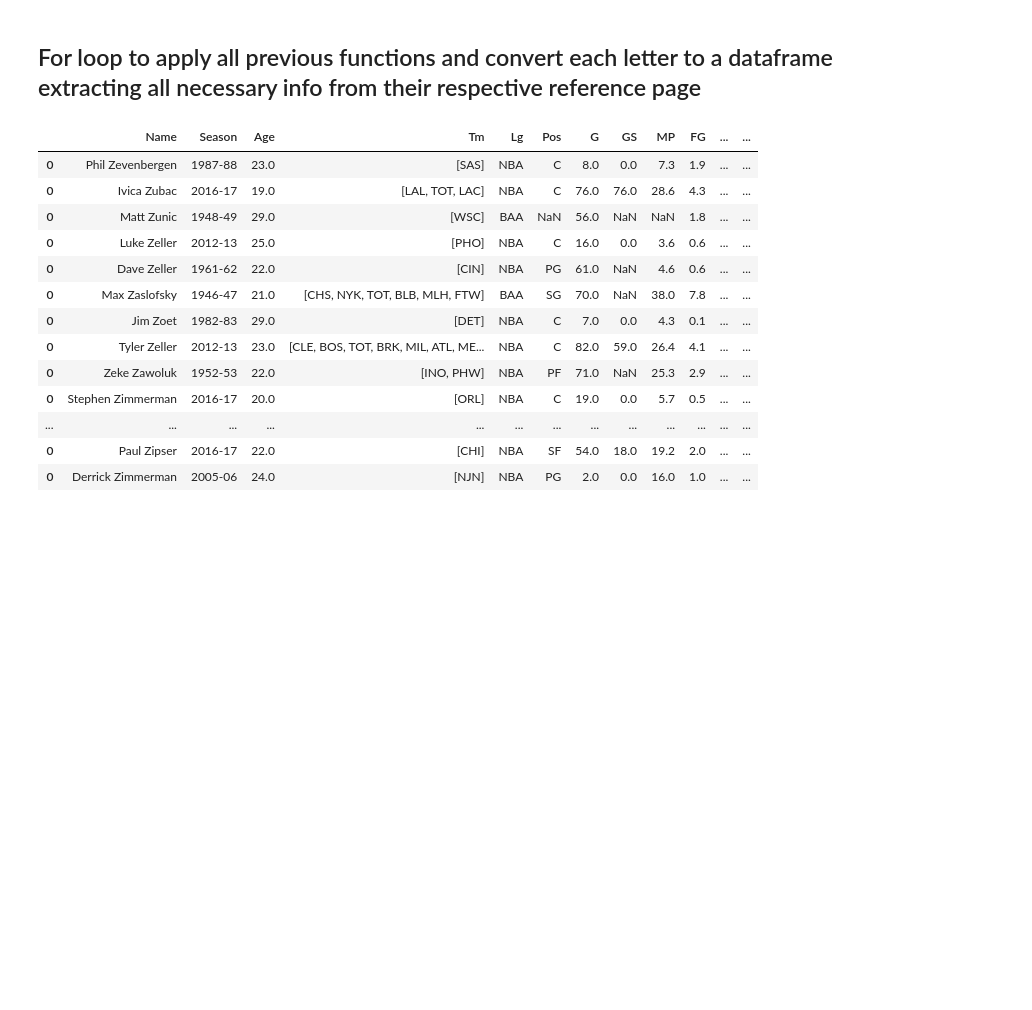
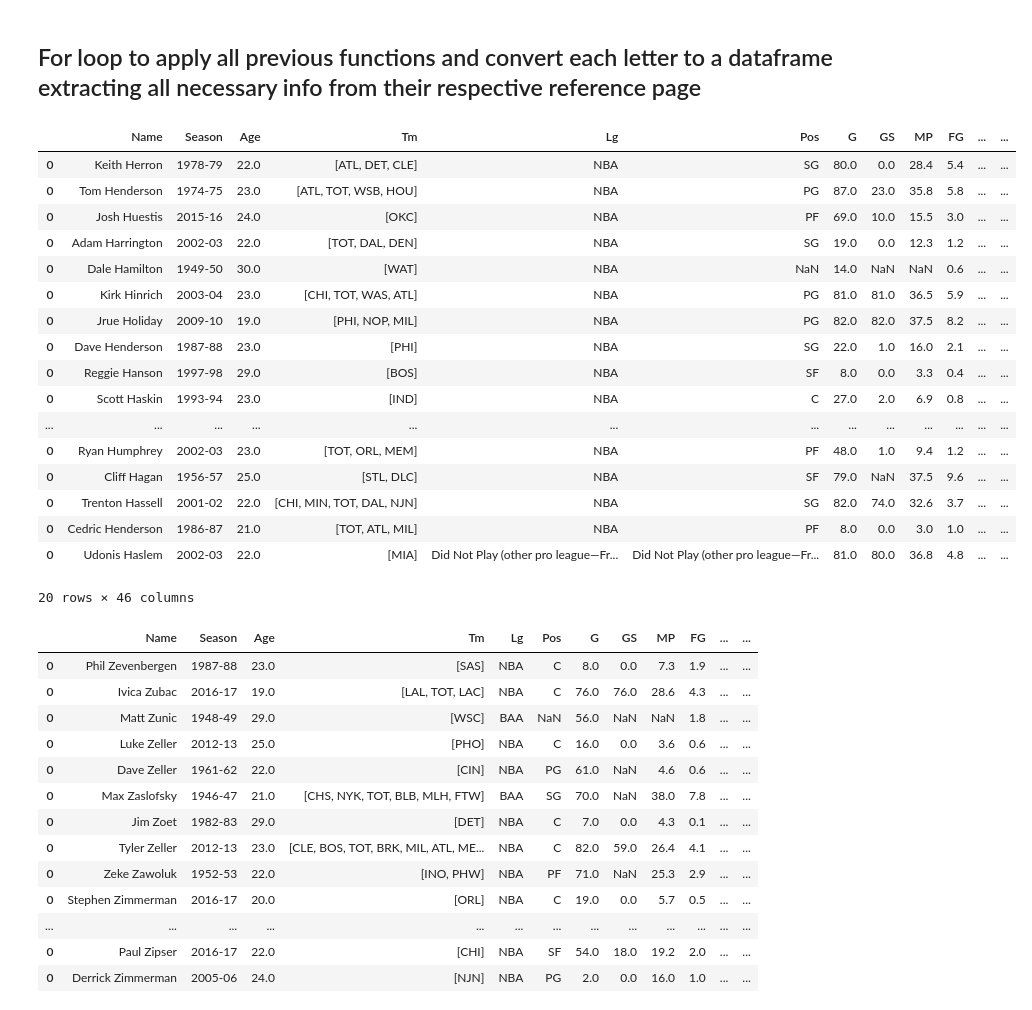
Before and after one commit to zayankmo/nbagrid, a Jupyter notebook: convert_HTML_to_Rows.ipynb, the cells around one changed output. Drawn from its saved outputs; the diff is of its cells as text; code cells hidden in the pictures; blank space fills up the shorter version.

```diff
--- a/convert_HTML_to_Rows.ipynb
+++ b/convert_HTML_to_Rows.ipynb
@@ -178,23 +178,47 @@ def awardsAndDraft(soup, df):
 ## For loop to apply all previous functions and convert each letter to a dataframe extracting all necessary info from their respective reference page
 # %%
 player_entries = []
-player_list = os.listdir("threadedPlayers/z")
+player_list = os.listdir("threadedPlayers/h")
 for player in player_list:
-    with open("threadedPlayers/z/{}".format(player)) as f:
-        page = f.read()
-    player_soup = BeautifulSoup(page, "lxml")
+    if not player.endswith(".html"):
+        continue
+    try:
+        with open("threadedPlayers/h/{}".format(player)) as f:
+            page = f.read()
+        player_soup = BeautifulSoup(page, "lxml")
 
-    player_df = perGame(player_soup)
-    player_df = gameHighsCollegeURL(player_soup, player_df)
-    player_df = awardsAndDraft(player_soup, player_df)
+        player_df = perGame(player_soup)
+        player_df = gameHighsCollegeURL(player_soup, player_df)
+        player_df = awardsAndDraft(player_soup, player_df)
 
-    player_name = player.replace(".html", "")
-    player_df.insert(loc=0, column="Name", value=player_name)
-    player_entries.append(player_df)
+        player_name = player.replace(".html", "")
+        player_df.insert(loc=0, column="Name", value=player_name)
+        player_entries.append(player_df)
+    except Exception as e:
+        print(f"Error processing {player}: {e}")
 # %%
-z_players_df = pd.concat(player_entries)
+players_df = pd.concat(player_entries)
 # %%
-z_players_df["Triple-Doubles"] = np.nan
+players_df.head(20)
+# %% [output]
+|  | Name | Season | Age | Tm | Lg | Pos | G | GS | MP | FG | ... | ... |
+| 0 | Keith Herron | 1978-79 | 22.0 | [ATL, DET, CLE] | NBA | SG | 80.0 | 0.0 | 28.4 | 5.4 | ... | ... |
+| 0 | Tom Henderson | 1974-75 | 23.0 | [ATL, TOT, WSB, HOU] | NBA | PG | 87.0 | 23.0 | 35.8 | 5.8 | ... | ... |
+| 0 | Josh Huestis | 2015-16 | 24.0 | [OKC] | NBA | PF | 69.0 | 10.0 | 15.5 | 3.0 | ... | ... |
+| 0 | Adam Harrington | 2002-03 | 22.0 | [TOT, DAL, DEN] | NBA | SG | 19.0 | 0.0 | 12.3 | 1.2 | ... | ... |
+| 0 | Dale Hamilton | 1949-50 | 30.0 | [WAT] | NBA | NaN | 14.0 | NaN | NaN | 0.6 | ... | ... |
+| 0 | Kirk Hinrich | 2003-04 | 23.0 | [CHI, TOT, WAS, ATL] | NBA | PG | 81.0 | 81.0 | 36.5 | 5.9 | ... | ... |
+| 0 | Jrue Holiday | 2009-10 | 19.0 | [PHI, NOP, MIL] | NBA | PG | 82.0 | 82.0 | 37.5 | 8.2 | ... | ... |
+| 0 | Dave Henderson | 1987-88 | 23.0 | [PHI] | NBA | SG | 22.0 | 1.0 | 16.0 | 2.1 | ... | ... |
+| 0 | Reggie Hanson | 1997-98 | 29.0 | [BOS] | NBA | SF | 8.0 | 0.0 | 3.3 | 0.4 | ... | ... |
+| 0 | Scott Haskin | 1993-94 | 23.0 | [IND] | NBA | C | 27.0 | 2.0 | 6.9 | 0.8 | ... | ... |
+| ... | ... | ... | ... | ... | ... | ... | ... | ... | ... | ... | ... | ... |
+| 0 | Ryan Humphrey | 2002-03 | 23.0 | [TOT, ORL, MEM] | NBA | PF | 48.0 | 1.0 | 9.4 | 1.2 | ... | ... |
+| 0 | Cliff Hagan | 1956-57 | 25.0 | [STL, DLC] | NBA | SF | 79.0 | NaN | 37.5 | 9.6 | ... | ... |
+| 0 | Trenton Hassell | 2001-02 | 22.0 | [CHI, MIN, TOT, DAL, NJN] | NBA | SG | 82.0 | 74.0 | 32.6 | 3.7 | ... | ... |
+| 0 | Cedric Henderson | 1986-87 | 21.0 | [TOT, ATL, MIL] | NBA | PF | 8.0 | 0.0 | 3.0 | 1.0 | ... | ... |
+| 0 | Udonis Haslem | 2002-03 | 22.0 | [MIA] | Did Not Play (other pro league—Fr... | Did Not Play (other pro league—Fr... | 81.0 | 80.0 | 36.8 | 4.8 | ... | ... |
+20 rows × 46 columns
 # %%
 z_players_df.sort_values("Triple-Doubles", ascending=False)
 # %% [output]
```
Also changed, not shown: parts of 1 cell of this notebook, 27 other files.
